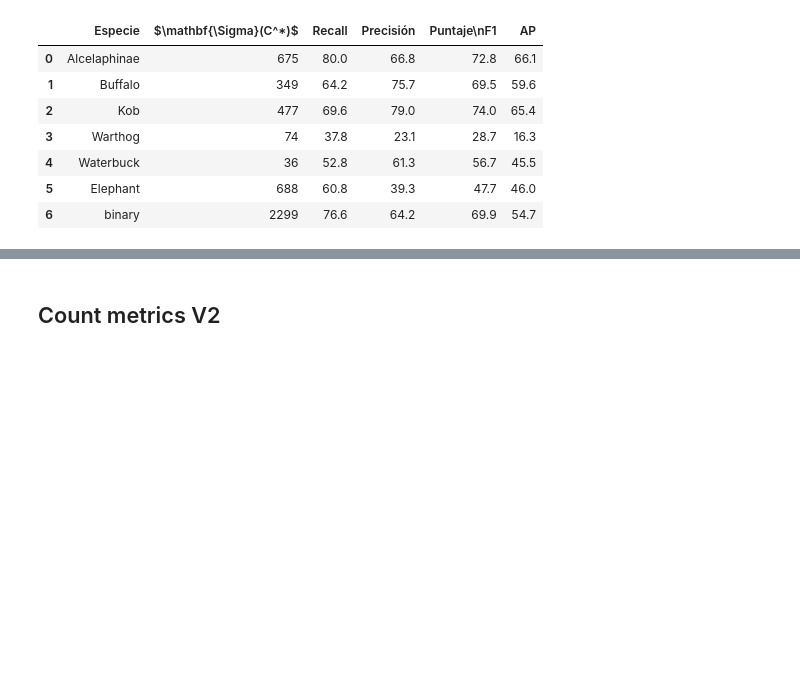
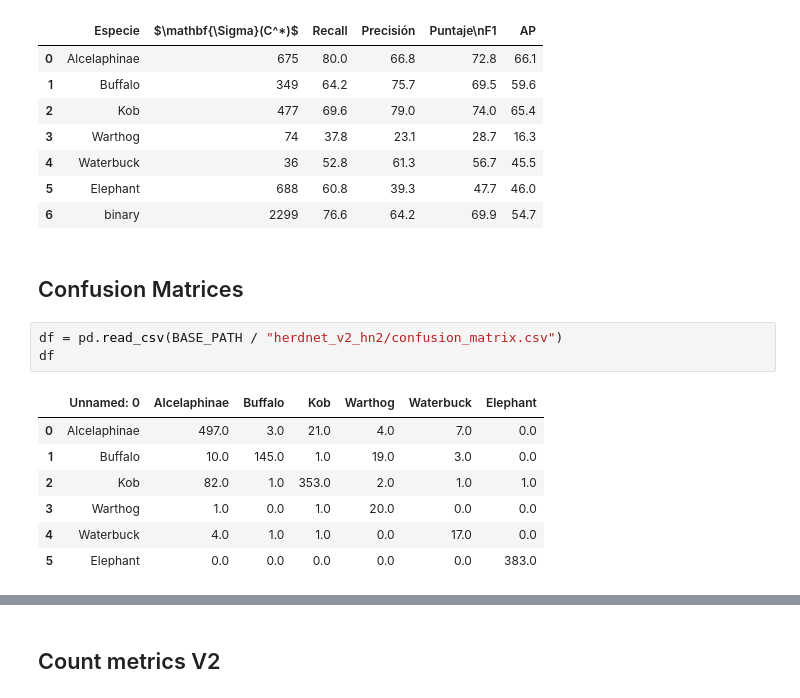
Before and after one commit to maia-2025-vision/proyecto-de-grado, a Jupyter notebook: notebooks/collect-binary-metrics.ipynb, the cells around one changed output, grey strips where cells are left out. Drawn from its saved outputs; the diff is of its cells as text; blank space fills up the shorter version.

Commit message:
add conf matrices

```diff
--- a/notebooks/collect-binary-metrics.ipynb
+++ b/notebooks/collect-binary-metrics.ipynb
@@ -281,3 +281,16 @@ binary & 2299 & 68.6 & 68.6 & 68.6 & 46.6\\
 | 4 | Waterbuck | 36 | 52.8 | 61.3 | 56.7 | 45.5 |
 | 5 | Elephant | 688 | 60.8 | 39.3 | 47.7 | 46.0 |
 | 6 | binary | 2299 | 76.6 | 64.2 | 69.9 | 54.7 |
+# %% [markdown]
+## Confusion Matrices
+# %%
+df = pd.read_csv(BASE_PATH / "herdnet_v2_hn2/confusion_matrix.csv")
+df
+# %% [output]
+|  | Unnamed: 0 | Alcelaphinae | Buffalo | Kob | Warthog | Waterbuck | Elephant |
+| 0 | Alcelaphinae | 497.0 | 3.0 | 21.0 | 4.0 | 7.0 | 0.0 |
+| 1 | Buffalo | 10.0 | 145.0 | 1.0 | 19.0 | 3.0 | 0.0 |
+| 2 | Kob | 82.0 | 1.0 | 353.0 | 2.0 | 1.0 | 1.0 |
+| 3 | Warthog | 1.0 | 0.0 | 1.0 | 20.0 | 0.0 | 0.0 |
+| 4 | Waterbuck | 4.0 | 1.0 | 1.0 | 0.0 | 17.0 | 0.0 |
+| 5 | Elephant | 0.0 | 0.0 | 0.0 | 0.0 | 0.0 | 383.0 |
```
Also changed, not shown: parts of 1 cell of this notebook.
